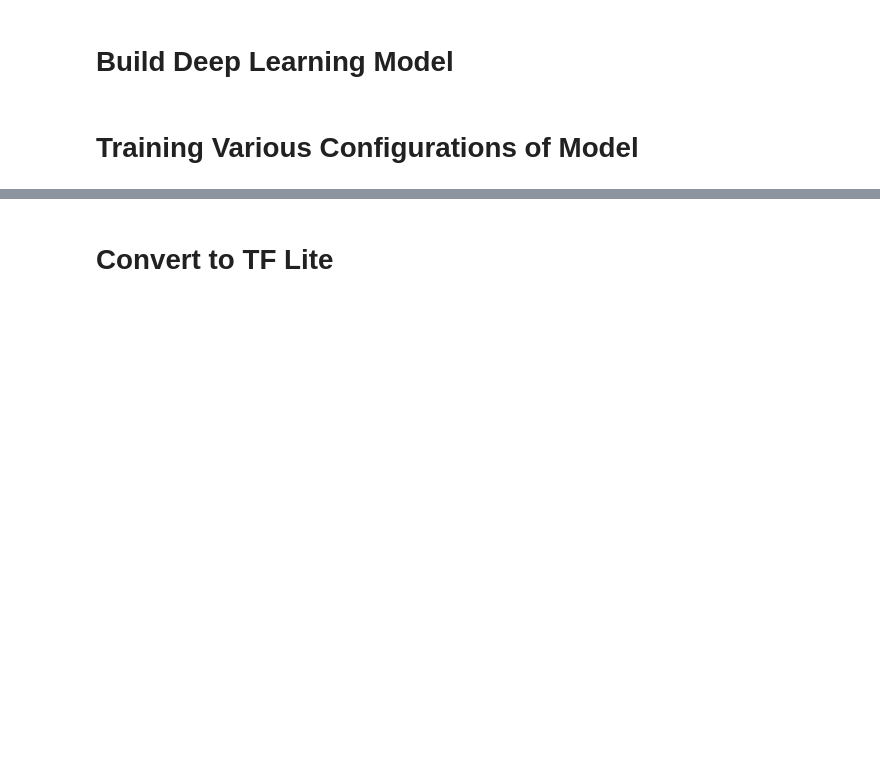
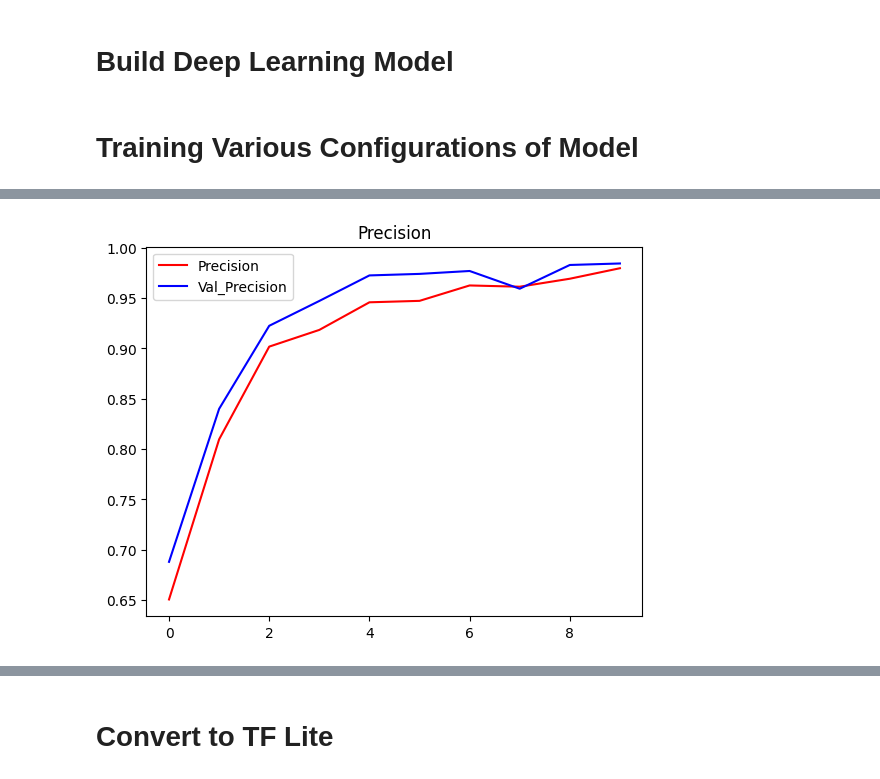
Before and after one commit to 490-BadMouth/BadMouth, a Jupyter notebook: BadMouth_CNN_Multi_Class_Fixed_Shape.ipynb, the cells around one changed output, grey strips where cells are left out. Cells and saved outputs as stored; diff of their text form; code cells hidden in the pictures; blank space fills up the shorter version.

Commit message:
code to train model and convert to fixed input shape

```diff
--- a/BadMouth_CNN_Multi_Class_Fixed_Shape.ipynb
+++ b/BadMouth_CNN_Multi_Class_Fixed_Shape.ipynb
@@ -168,7 +165,7 @@ len(data)
 data = data.map(preprocess)
 data = data.cache()
 data = data.shuffle(buffer_size=5000)
-data = data.batch(1)
-data = data.prefetch(1)
+data = data.batch(16)
+data = data.prefetch(8)
 # %% [output]
 WARNING:tensorflow:Using a while_loop for converting IO>AudioResample cause there is no registered converter for this op.
@@ -188,7 +184,7 @@ len(data) - len(data)*.7
 # %%
 # split into training and testing partitions
-train = data.take(3167) # 70 % goes to train set
-test = data.skip(3167).take(1357) # 30 % goes to test set
+train = data.take(198) # 70 % goes to train set
+test = data.skip(198).take(85) # 30 % goes to test set
 # %%
 train = train.shuffle(buffer_size=5000)
 test = test.shuffle(buffer_size=5000)
@@ -284,0 +322,10 @@ for dense_layer in dense_layers:
+# %%
+# plot precision
+# the percent of positive predicitions that were correct (good and bad)
+plt.title('Precision')
+plt.plot(hist.history['precision'], 'r')
+plt.plot(hist.history['val_precision'], 'b')
+plt.legend(["Precision", "Val_Precision"])
+plt.show()
+# %% [output]
+[figure, added]
```
Also changed, not shown: parts of 40 cells of this notebook.
